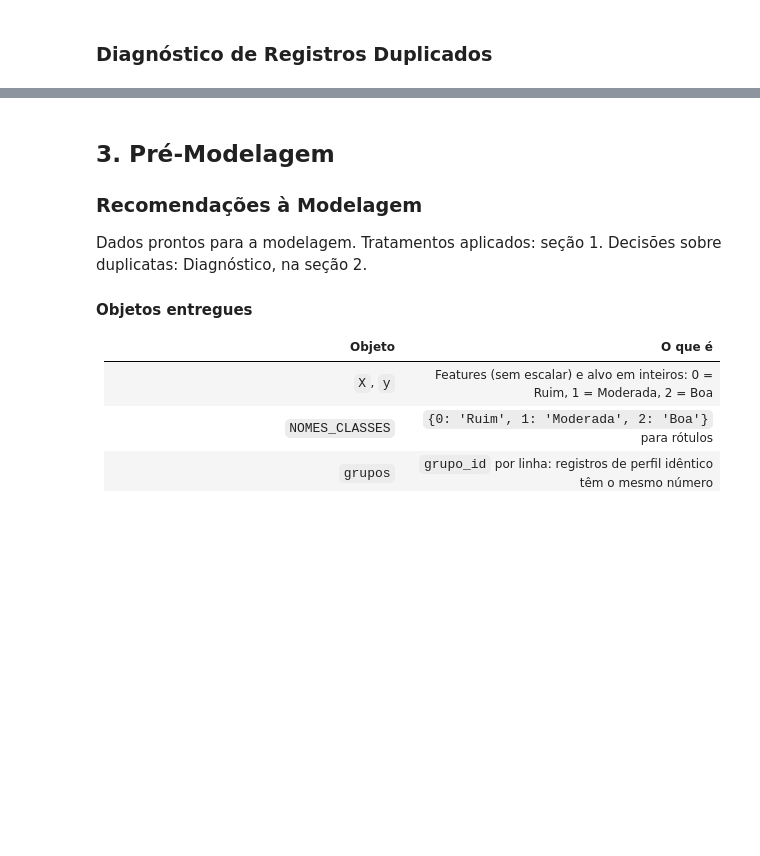
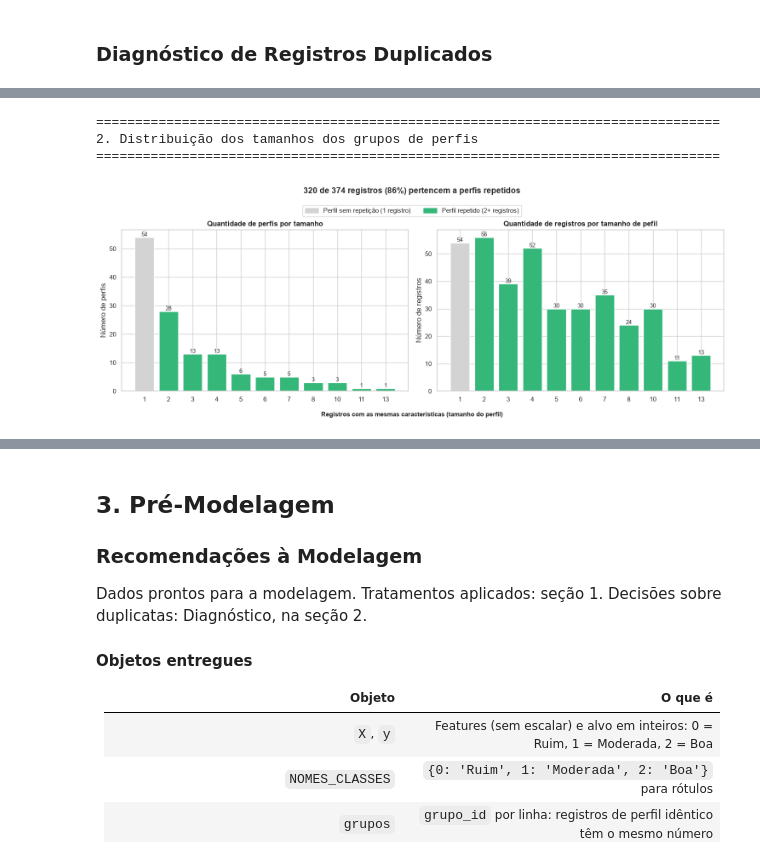
Before and after one commit to Squad-Nina-da-Hora/wmc-projeto-final-lifestyle, a Jupyter notebook: analise.ipynb, the cells around one changed output, grey strips where cells are left out. Cells and saved outputs as stored; diff of their text form; code cells hidden in the pictures; blank space fills up the shorter version.

Commit message:
ajuste do gráfico para legenda e titulo unicos ficarem centralizados

```diff
--- a/analise.ipynb
+++ b/analise.ipynb
@@ -974,43 +986,51 @@ distr_gr_perfis = gr_perfis_tamanhos.value_counts().sort_index()
 tam_perfis = distr_gr_perfis.index.tolist()
 qtd_perfis = distr_gr_perfis.values.tolist()
 
 qtd_registros = (distr_gr_perfis * distr_gr_perfis.index).tolist()
 
 cores_barras = [cor_unica if t == 1 else cor_repetido for t in tam_perfis]
 
 subplots = [
   {'valores': qtd_perfis,
    'titulo': 'Quantidade de perfis por tamanho',
    'y': 'Número de perfis'},
   {'valores': qtd_registros,
    'titulo': 'Quantidade de registros por tamanho de pefil',
    'y': 'Número de registros'},
 ]
 xlabel_geral = 'Registros com as mesmas características (tamanho do perfil)'
 
 # --- Grafico 1: tamanho dos grupos de perfis ---
 
 titulo('2. Distribuição dos tamanhos dos grupos de perfis')
 
 fig, axes = plt.subplots(1, 2, figsize=(15, 5))
 fig.suptitle(f'{registros_em_grupos_repetidos} de {total_registros} registros '
              f'({pct_repetidos:.0f}%) pertencem a perfis repetidos',
-             fontsize=14, fontweight='bold')
+             fontsize=14, fontweight='bold', y=1.05) # Dá um respiro para o título principal não embolar
 
 for ax, sub in zip(axes, subplots):
-  barras = ax.bar(range(len(tam_perfis)), sub['valores'], color=cores_barras)
-  ax.bar_label(barras, fontsize=9)
-  config_txt_eixo(ax, tam_perfis, sub['titulo'], None, sub['y'])
+    barras = ax.bar(range(len(tam_perfis)), sub['valores'], color=cores_barras)
+    ax.bar_label(barras, fontsize=9)
+    config_txt_eixo(ax, tam_perfis, sub['titulo'], None, sub['y'])
+    # Remove o xlabel individual de cada eixo se a função config_txt_eixo colocar algum
+    ax.set_xlabel('')
 
-axes[0].legend(
-  handles=[mpatches.Patch(color=cor_unica,
-                          label='Perfil sem repetição (1 registro)'),
-           mpatches.Patch(color=cor_repetido,
-                          label='Perfil repetido (2+ registros)')],
-  loc='upper right'
-)
-axes[1].set_xlabel(xlabel_geral)
+# Legenda única centralizada no topo (logo abaixo do suptitle)
+handles = [
+    mpatches.Patch(color=cor_unica, label='Perfil sem repetição (1 registro)'),
+    mpatches.Patch(color=cor_repetido, label='Perfil repetido (2+ registros)')
+]
+fig.legend(handles=handles, loc='upper center', bbox_to_anchor=(0.5, 0.98), ncol=2, frameon=True)
+
+# Título do eixo X centralizado na base da figura inteira
+fig.text(0.5, -0.02, xlabel_geral, ha='center', va='center', fontsize=11, fontweight='bold')
 
 plt.tight_layout()
 plt.show()
+# %% [output]
+================================================================================
+2. Distribuição dos tamanhos dos grupos de perfis
+================================================================================
+[figure, added]
 # %%
```
Also changed, not shown: parts of 3 cells of this notebook.
